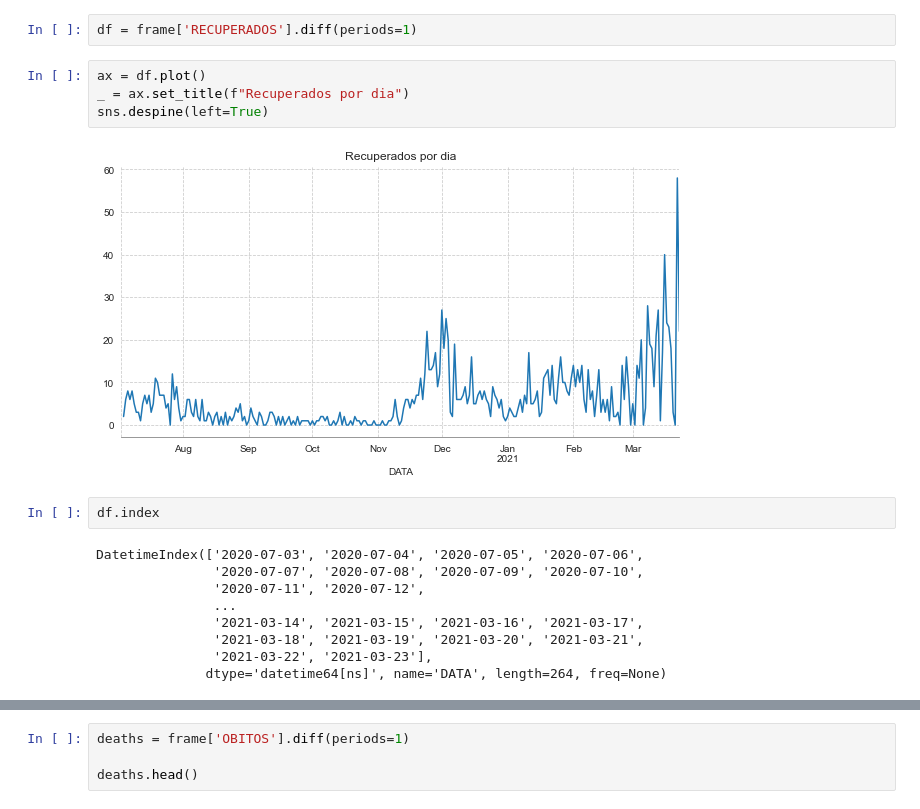
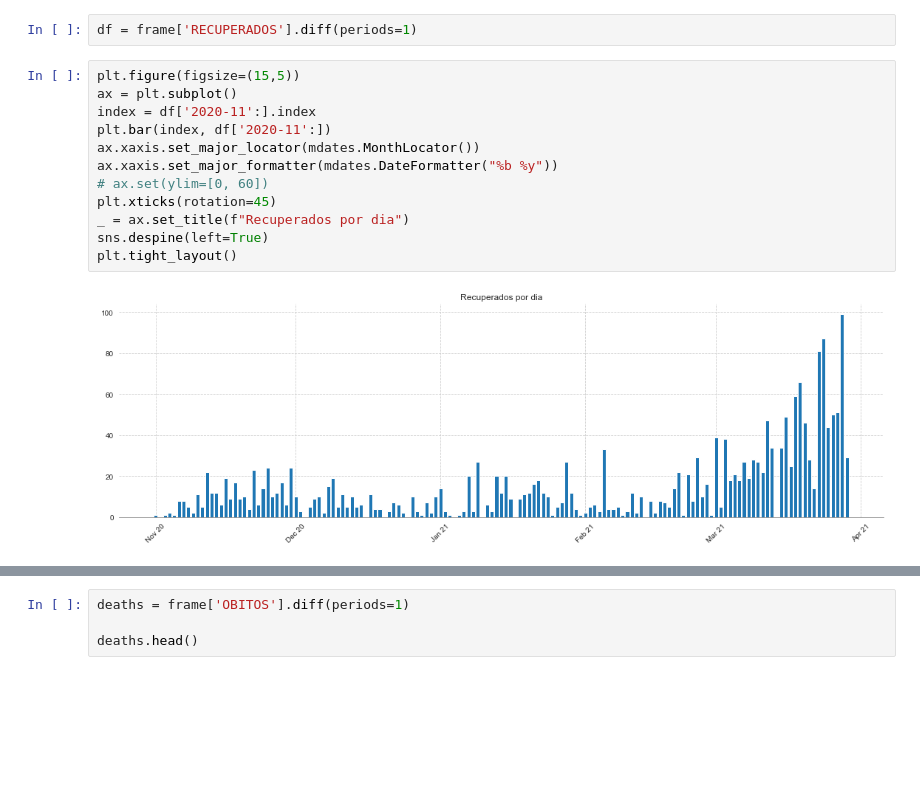
Before and after one commit to GiliardGodoi/covid-sap-data, a Jupyter notebook: notebooks/02_analise_exploratoria.ipynb, the cells around one changed output, grey strips where cells are left out. Cells and saved outputs as stored; diff of their text form; blank space fills up the shorter version.

```diff
--- a/notebooks/02_analise_exploratoria.ipynb
+++ b/notebooks/02_analise_exploratoria.ipynb
@@ -192,22 +153,19 @@ plt.tight_layout()
 # %%
 df = frame['RECUPERADOS'].diff(periods=1)
-# %%
-ax = df.plot()
-_ = ax.set_title(f"Recuperados por dia")
-sns.despine(left=True)
-# %% [output]
-[figure, removed]
-# %%
-df.index
-# %% [output]
-DatetimeIndex(['2020-07-03', '2020-07-04', '2020-07-05', '2020-07-06',
-               '2020-07-07', '2020-07-08', '2020-07-09', '2020-07-10',
-               '2020-07-11', '2020-07-12',
-               ...
-               '2021-03-14', '2021-03-15', '2021-03-16', '2021-03-17',
-               '2021-03-18', '2021-03-19', '2021-03-20', '2021-03-21',
-               '2021-03-22', '2021-03-23'],
-              dtype='datetime64[ns]', name='DATA', length=264, freq=None)
+# %%
+plt.figure(figsize=(15,5))
+ax = plt.subplot()
+index = df['2020-11':].index
+plt.bar(index, df['2020-11':])
+ax.xaxis.set_major_locator(mdates.MonthLocator())
+ax.xaxis.set_major_formatter(mdates.DateFormatter("%b %y"))
+# ax.set(ylim=[0, 60])
+plt.xticks(rotation=45)
+_ = ax.set_title(f"Recuperados por dia")
+sns.despine(left=True)
+plt.tight_layout()
+# %% [output]
+[figure, added]
 # %%
 plt.figure(figsize=(15,5))
 ax = plt.subplot()
```
Also changed, not shown: parts of 26 cells of this notebook.
